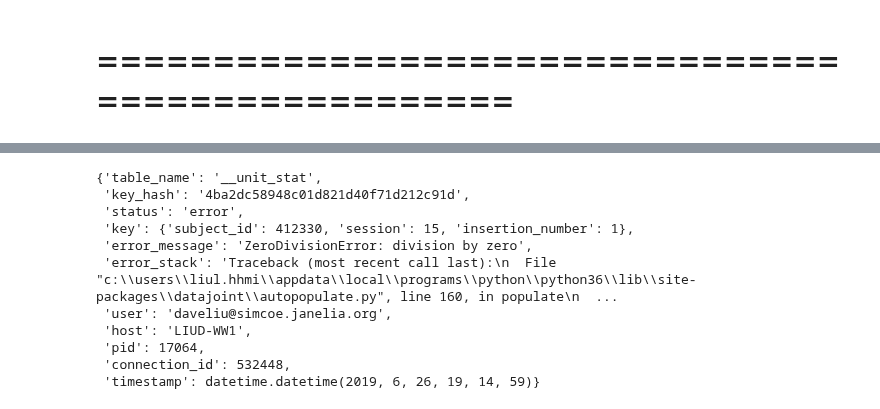
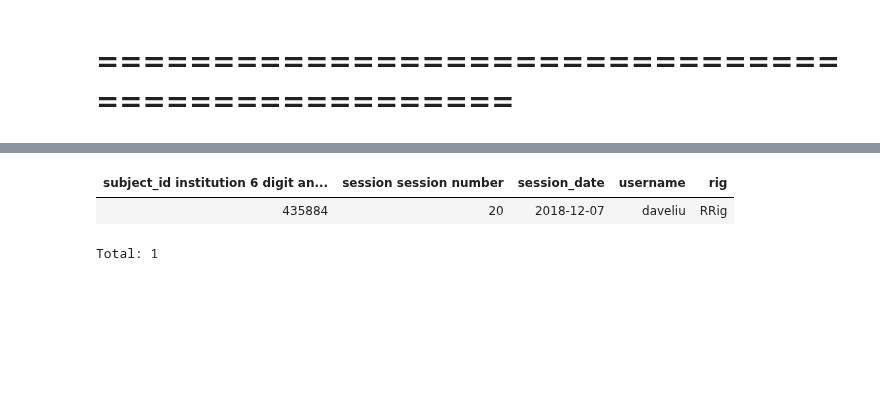
Before and after one commit to mesoscale-activity-map/map-ephys, a Jupyter notebook: notebook/plot_unit_metrics.ipynb, the cells around one changed output, grey strips where cells are left out. Cells and saved outputs as stored; diff of their text form; code cells hidden in the pictures; blank space fills up the shorter version.

```diff
--- a/notebook/plot_unit_metrics.ipynb
+++ b/notebook/plot_unit_metrics.ipynb
@@ -128,14 +117,0 @@ estack = ephys.schema.jobs.fetch1()
-# %%
-estack
-# %% [output]
-{'table_name': '__unit_stat',
- 'key_hash': '4ba2dc58948c01d821d40f71d212c91d',
- 'status': 'error',
- 'key': {'subject_id': 412330, 'session': 15, 'insertion_number': 1},
- 'error_message': 'ZeroDivisionError: division by zero',
- 'error_stack': 'Traceback (most recent call last):\n  File "c:\\users\\liul.hhmi\\appdata\\local\\programs\\python\\python36\\lib\\site-packages\\datajoint\\autopopulate.py", line 160, in populate\n  ...
- 'user': 'daveliu@simcoe.janelia.org',
- 'host': 'LIUD-WW1',
- 'pid': 17064,
- 'connection_id': 532448,
- 'timestamp': datetime.datetime(2019, 6, 26, 19, 14, 59)}
@@ -144,0 +118,6 @@ estack
+# %%
+experiment.Session & tracking.Tracking()
+# %% [output]
+| subject_id institution 6 digit an... | session session number | session_date | username | rig |
+| 435884 | 20 | 2018-12-07 | daveliu | RRig |
+Total: 1
```
Also changed, not shown: parts of 8 cells of this notebook, 4 other files.
